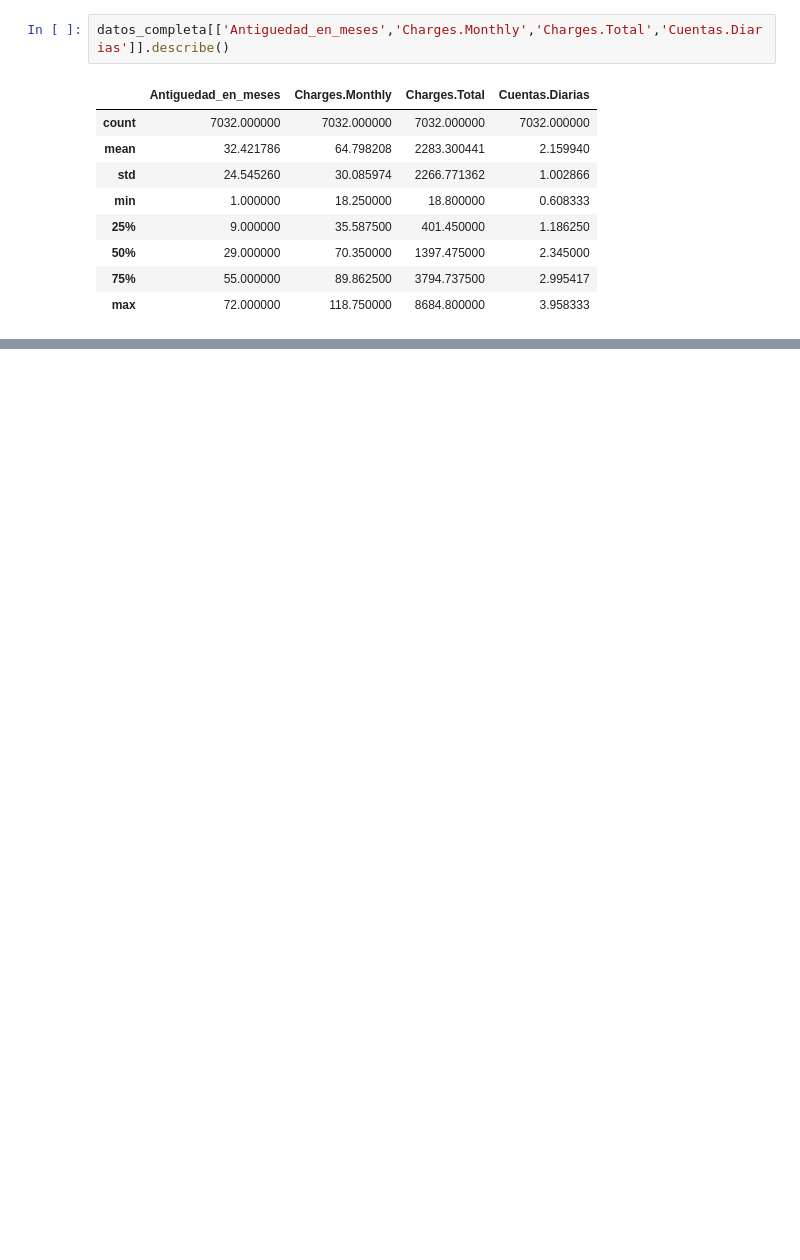
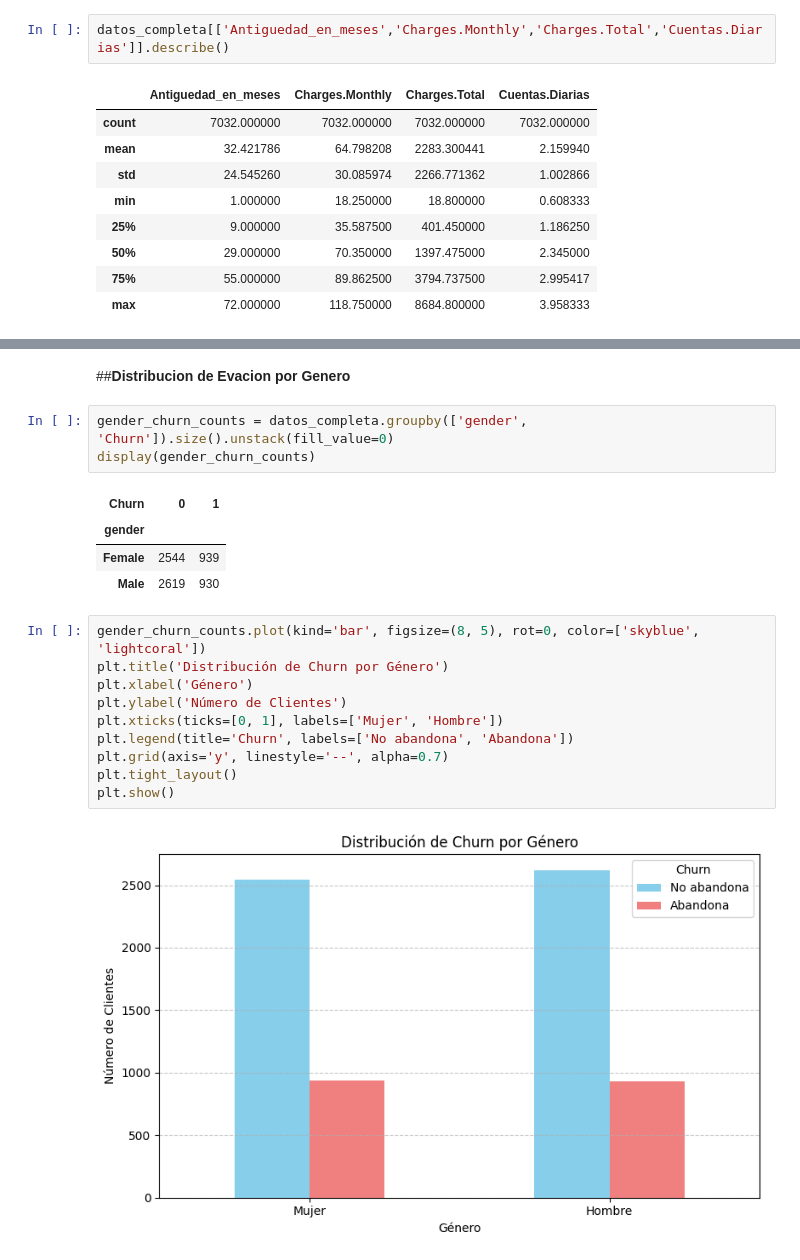
Before and after one commit to nicolb21/TelecomX_LATAM, a Jupyter notebook: TelecomX_LATAM.ipynb, the cells around one changed output, grey strips where cells are left out. Cells and saved outputs as stored; diff of their text form; blank space fills up the shorter version.

```diff
--- a/TelecomX_LATAM.ipynb
+++ b/TelecomX_LATAM.ipynb
@@ -649,0 +695,22 @@ AttributeError: 'Axes' object has no attribute 'map'
+# %% [markdown]
+##**Distribucion de Evacion por Genero**
+# %%
+gender_churn_counts = datos_completa.groupby(['gender', 'Churn']).size().unstack(fill_value=0)
+display(gender_churn_counts)
+# %% [output]
+| Churn | 0 | 1 |
+| gender |  |  |
+| Female | 2544 | 939 |
+| Male | 2619 | 930 |
+# %%
+gender_churn_counts.plot(kind='bar', figsize=(8, 5), rot=0, color=['skyblue', 'lightcoral'])
+plt.title('Distribución de Churn por Género')
+plt.xlabel('Género')
+plt.ylabel('Número de Clientes')
+plt.xticks(ticks=[0, 1], labels=['Mujer', 'Hombre'])
+plt.legend(title='Churn', labels=['No abandona', 'Abandona'])
+plt.grid(axis='y', linestyle='--', alpha=0.7)
+plt.tight_layout()
+plt.show()
+# %% [output]
+[figure, added]
```
Also changed, not shown: parts of 27 cells of this notebook.
